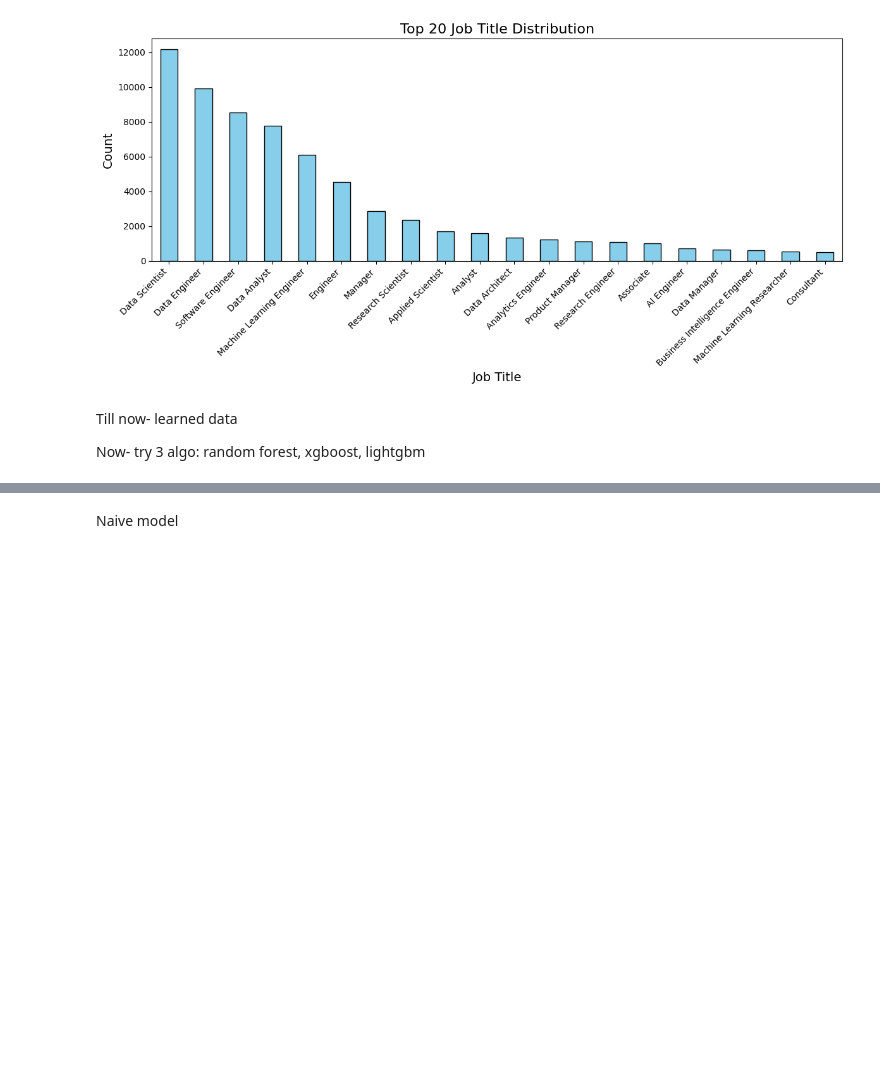
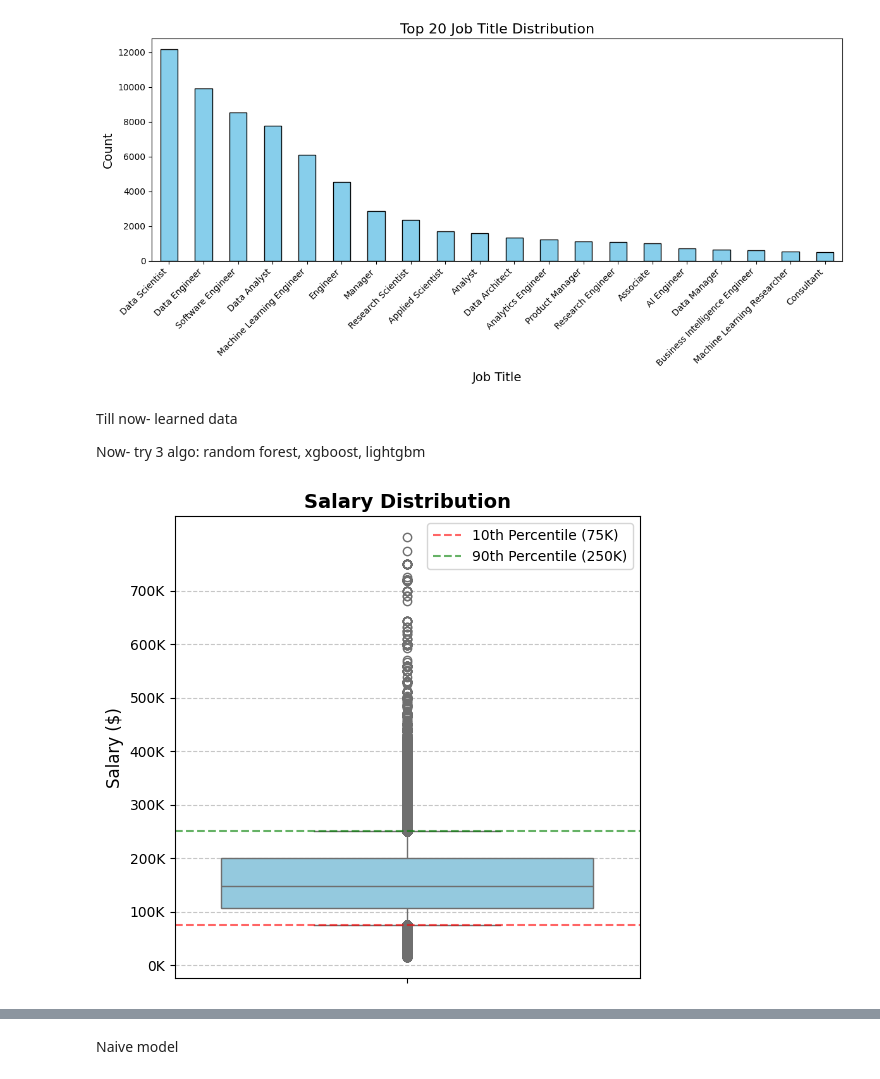
Before and after one commit to danielbehargithub/LinkedIn_Salary, a Jupyter notebook: Wage_range_predict.ipynb, the cells around one changed output, grey strips where cells are left out. Cells and saved outputs as stored; diff of their text form; code cells hidden in the pictures; blank space fills up the shorter version.

```diff
--- a/Wage_range_predict.ipynb
+++ b/Wage_range_predict.ipynb
@@ -145,6 +158,35 @@ plt.show()
 Till now- learned data
 
 Now- try 3 algo: random forest, xgboost, lightgbm
+# %%
+import seaborn as sns
+import matplotlib.pyplot as plt
+import numpy as np
+
+# חישוב אחוזונים 10 ו-90
+q10 = data['salary_in_usd'].quantile(0.10)
+q90 = data['salary_in_usd'].quantile(0.90)
+
+plt.figure(figsize=(6, 6))
+sns.boxplot(y=data['salary_in_usd'], color="skyblue", whis=[10, 90])
+
+# כותרת ותיוגים
+plt.title("Salary Distribution", fontsize=14, fontweight='bold')
+plt.ylabel("Salary ($)", fontsize=12)
+plt.grid(axis='y', linestyle='--', alpha=0.7)
+
+# שינוי הסימון בציר ה-Y לאלפים (K)
+plt.yticks(np.arange(0, data['salary_in_usd'].max(), step=100000),
+           [f"{int(x/1000)}K" for x in np.arange(0, data['salary_in_usd'].max(), step=100000)])
+
+# הוספת קווי מדריך לאחוזון 10 ו-90
+plt.axhline(q10, color='red', linestyle='dashed', alpha=0.6, label=f"10th Percentile ({int(q10/1000)}K)")
+plt.axhline(q90, color='green', linestyle='dashed', alpha=0.6, label=f"90th Percentile ({int(q90/1000)}K)")
+plt.legend()
+
+plt.show()
+# %% [output]
+[figure, added]
 # %%
 # חישוב טווח השכר
 salary_min = data['salary_in_usd'].min()
```
Also changed, not shown: parts of 3 cells of this notebook.
